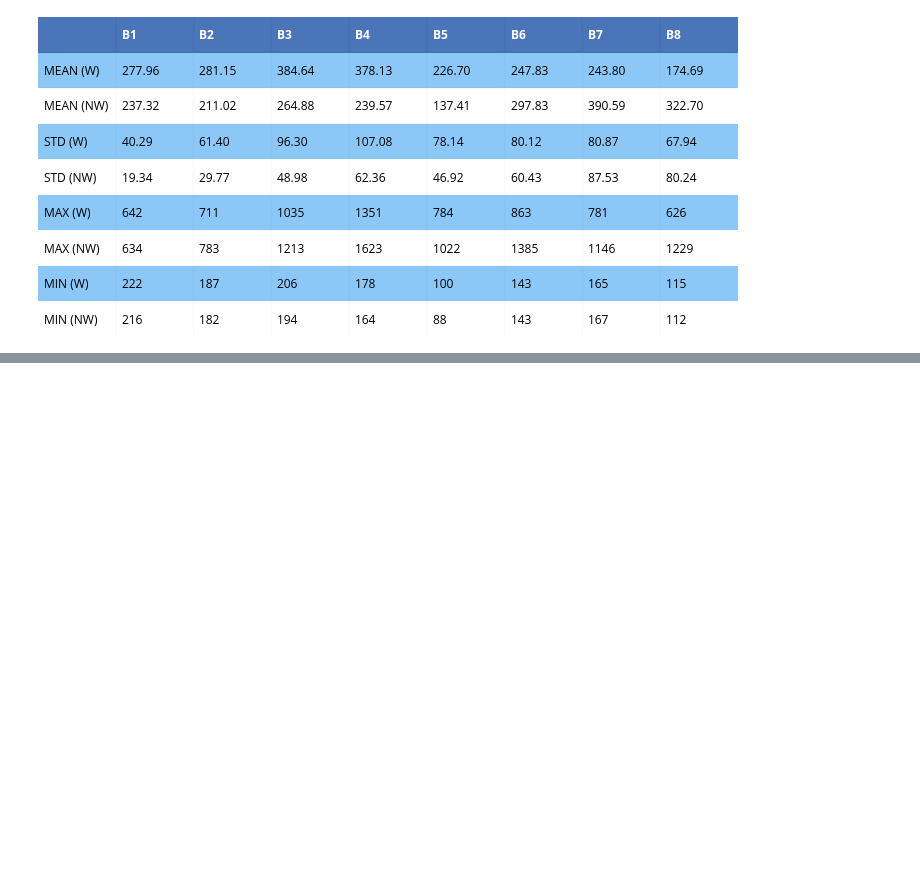
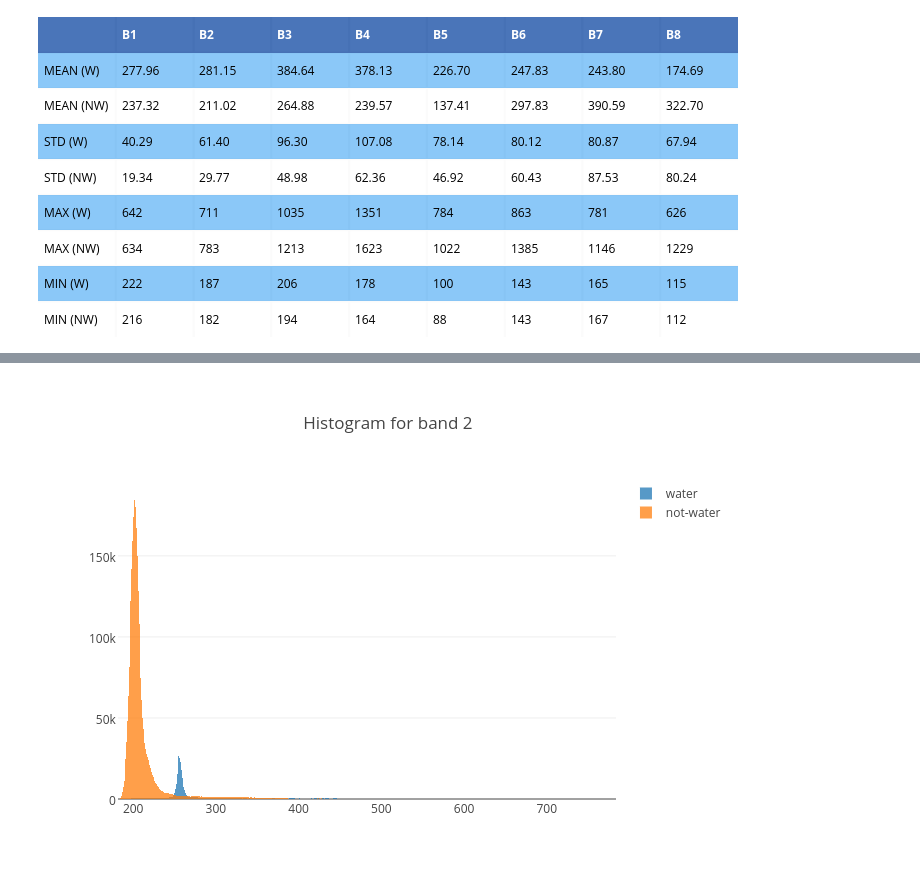
Before and after one commit to junjchen/jarvis, a Jupyter notebook: water_body_extraction/script.ipynb, the cells around one changed output, grey strips where cells are left out. Saved outputs shown, nothing was run; the diff lists cells and outputs as text; code cells hidden in the pictures; blank space fills up the shorter version.

```diff
--- a/water_body_extraction/script.ipynb
+++ b/water_body_extraction/script.ipynb
@@ -150,0 +158,6 @@ py.image.ishow(fig)
+# %%
+# band 2
+plot_histogram_for_band(2)
+# interactive plot at https://plot.ly/~junjchen/0/histogram-for-band-2/
+# %% [output]
+[figure, added]
```
Also changed, not shown: parts of 15 cells of this notebook.
